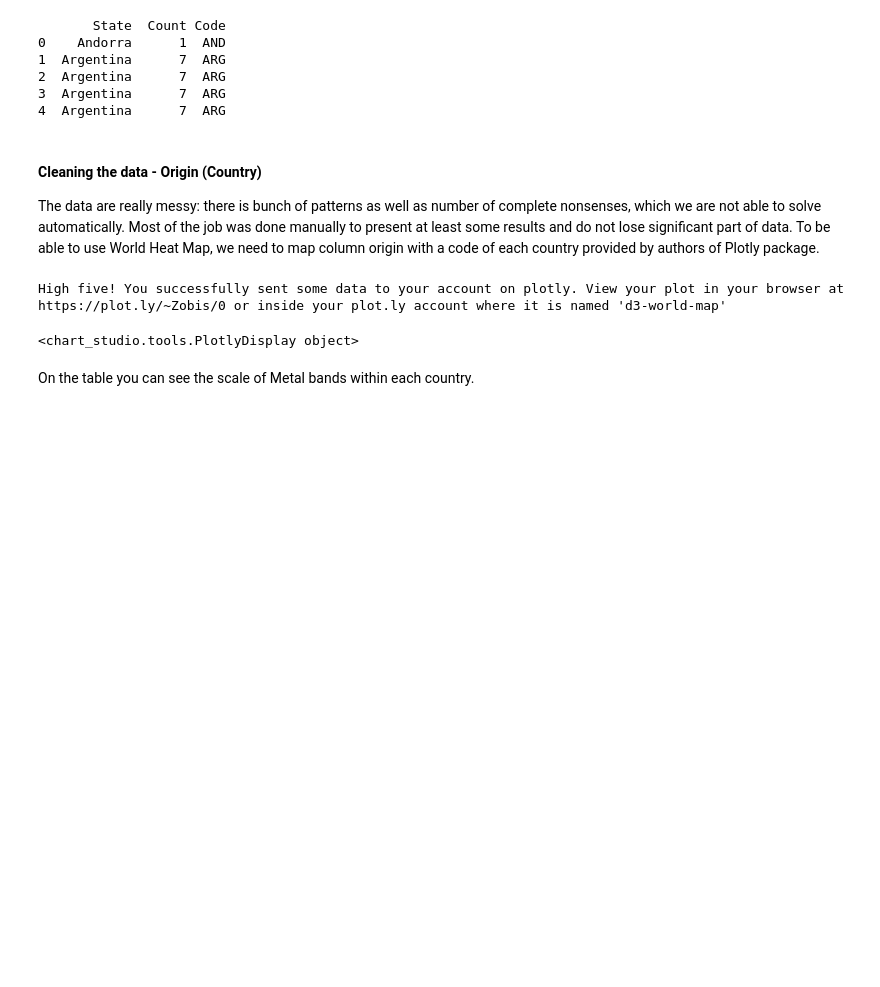
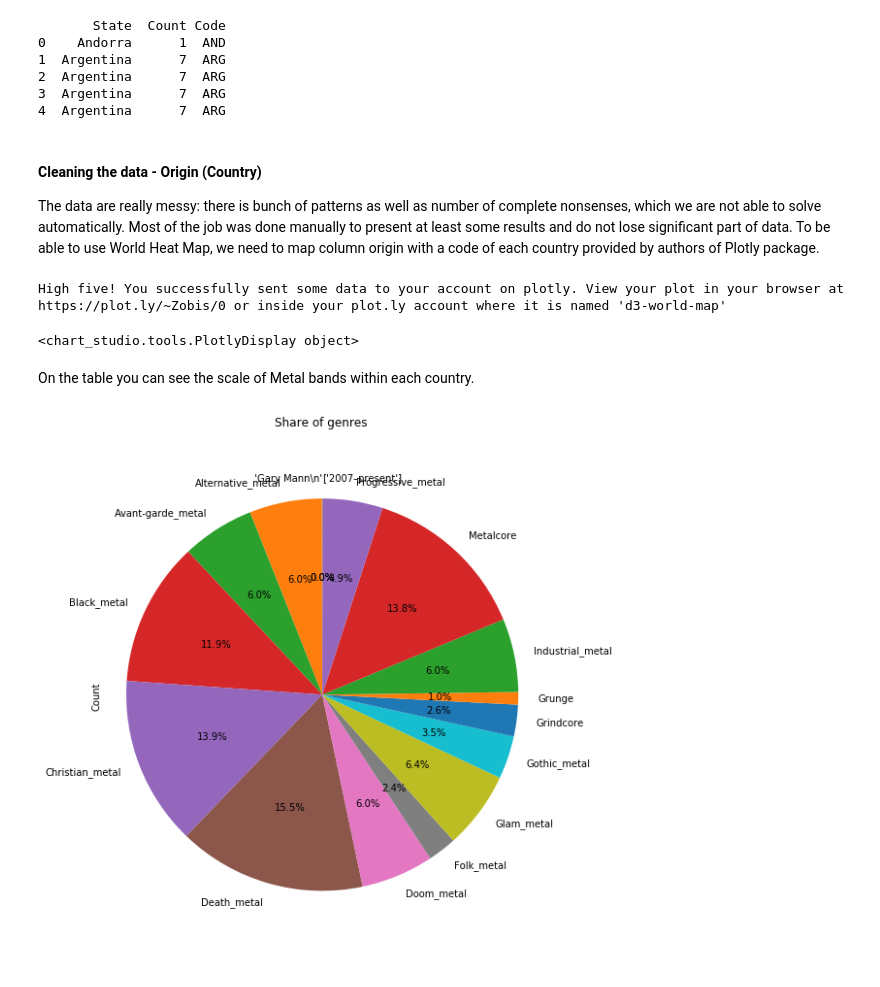
Before and after one commit to Zobis/Project_Python, a Jupyter notebook: World Heat Map.ipynb, the cells around one changed output. Saved outputs shown, nothing was run; the diff lists cells and outputs as text; code cells hidden in the pictures; blank space fills up the shorter version.

Commit message:
Added pie charts for total and country specific shares of genres

```diff
--- a/World Heat Map.ipynb
+++ b/World Heat Map.ipynb
@@ -111,3 +116,19 @@ High five! You successfully sent some data to your account on plotly. View your
 <chart_studio.tools.PlotlyDisplay object>
 # %% [markdown]
 On the table you can see the scale of Metal bands within each country.
+# %%
+# autopct create %, start angle represent starting point
+ShareType = df.groupby('Original genre').sum()
+ShareType['Count'].plot(kind='pie',
+                        figsize=(8, 10),
+                        autopct='%1.1f%%', # add in percentages
+                        startangle=90,     # start angle 90° (Africa)
+                        shadow=False,       # add shadow
+                            )
+
+plt.title('Share of genres')
+plt.axis('equal') # Sets the pie chart to look like a circle.
+
+plt.show()
+# %% [output]
+[figure, added]
```
Also changed, not shown: parts of 5 cells of this notebook.
